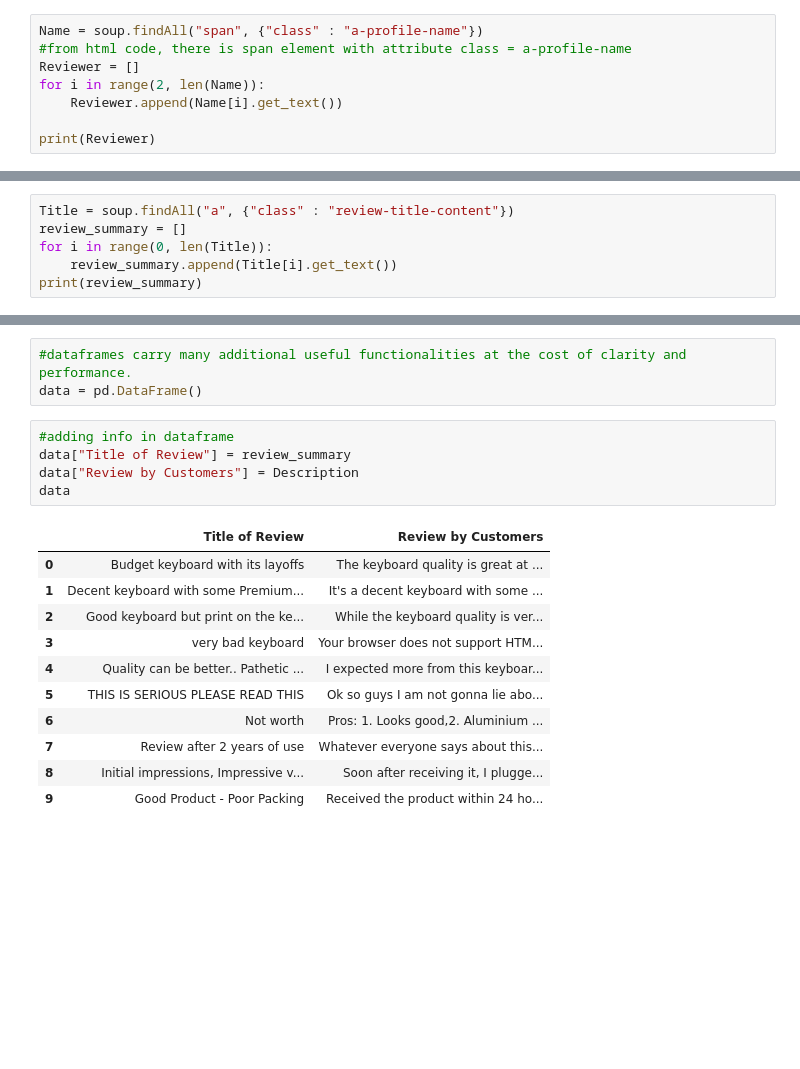
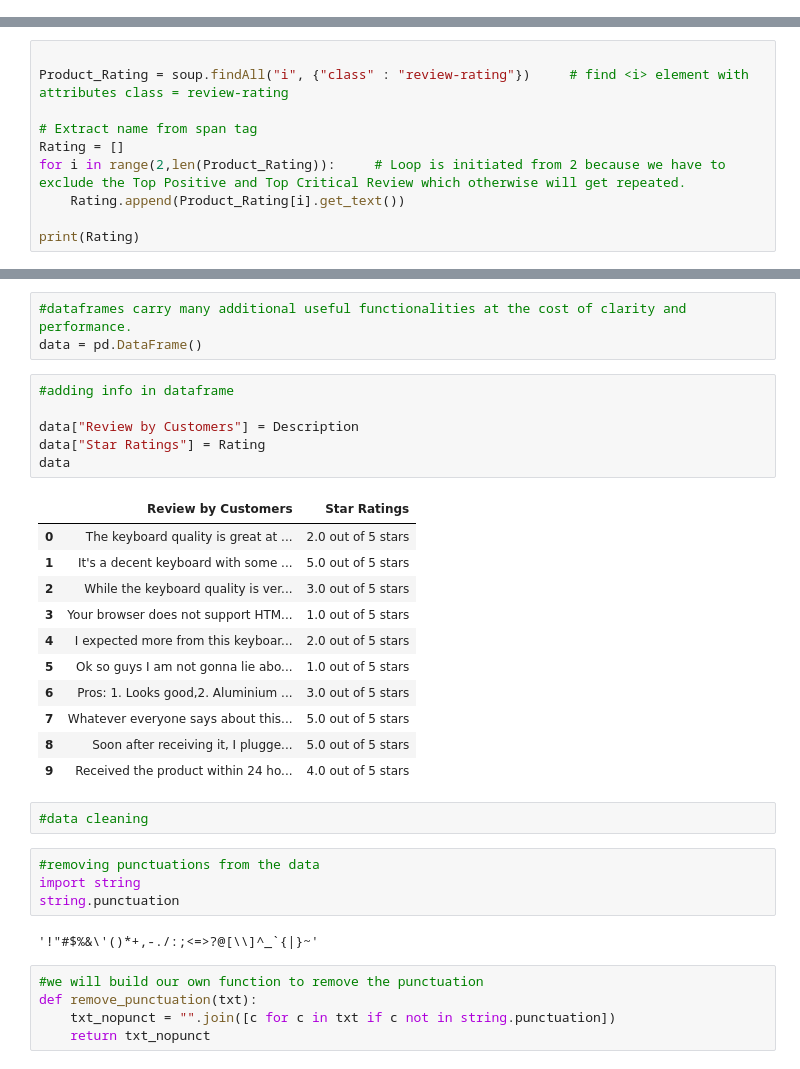
Before and after one commit to srija-cell/NLP-Sentiment-Analysis-, a Jupyter notebook: gamingkeyboard.ipynb, the cells around one changed output, grey strips where cells are left out. Saved outputs shown, nothing was run; the diff lists cells and outputs as text; blank space fills up the shorter version.

```diff
--- a/gamingkeyboard.ipynb
+++ b/gamingkeyboard.ipynb
@@ -38,8 +41,0 @@ print(soup.prettify())
-# %%
-Name = soup.findAll("span", {"class" : "a-profile-name"})
-#from html code, there is span element with attribute class = a-profile-name
-Reviewer = []
-for i in range(2, len(Name)):
-    Reviewer.append(Name[i].get_text())
-
-print(Reviewer)
@@ -48,6 +41,0 @@ print(Reviewer)
-# %%
-Title = soup.findAll("a", {"class" : "review-title-content"})
-review_summary = []
-for i in range(0, len(Title)):
-    review_summary.append(Title[i].get_text())
-print(review_summary)
@@ -81,0 +57,10 @@ print(Description)
+# %%
+
+Product_Rating = soup.findAll("i", {"class" : "review-rating"})     # find <i> element with attributes class = review-rating
+
+# Extract name from span tag
+Rating = []
+for i in range(2,len(Product_Rating)):     # Loop is initiated from 2 because we have to exclude the Top Positive and Top Critical Review which otherwise will get repeated.
+    Rating.append(Product_Rating[i].get_text())
+
+print(Rating)
@@ -87,18 +74,32 @@ import pandas as pd
 data = pd.DataFrame()
 # %%
 #adding info in dataframe
-data["Title of Review"] = review_summary
+
 data["Review by Customers"] = Description
+data["Star Ratings"] = Rating
 data
 # %% [output]
-|  | Title of Review | Review by Customers |
-| 0 | Budget keyboard with its layoffs | The keyboard quality is great at ... |
-| 1 | Decent keyboard with some Premium... | It's a decent keyboard with some ... |
-| 2 | Good keyboard but print on the ke... | While the keyboard quality is ver... |
-| 3 | very bad keyboard | Your browser does not support HTM... |
-| 4 | Quality can be better.. Pathetic ... | I expected more from this keyboar... |
-| 5 | THIS IS SERIOUS PLEASE READ THIS | Ok so guys I am not gonna lie abo... |
-| 6 | Not worth | Pros: 1. Looks good,2. Aluminium ... |
-| 7 | Review after 2 years of use | Whatever everyone says about this... |
-| 8 | Initial impressions, Impressive v... | Soon after receiving it, I plugge... |
-| 9 | Good Product - Poor Packing | Received the product within 24 ho... |
+|  | Review by Customers | Star Ratings |
+| 0 | The keyboard quality is great at ... | 2.0 out of 5 stars |
+| 1 | It's a decent keyboard with some ... | 5.0 out of 5 stars |
+| 2 | While the keyboard quality is ver... | 3.0 out of 5 stars |
+| 3 | Your browser does not support HTM... | 1.0 out of 5 stars |
+| 4 | I expected more from this keyboar... | 2.0 out of 5 stars |
+| 5 | Ok so guys I am not gonna lie abo... | 1.0 out of 5 stars |
+| 6 | Pros: 1. Looks good,2. Aluminium ... | 3.0 out of 5 stars |
+| 7 | Whatever everyone says about this... | 5.0 out of 5 stars |
+| 8 | Soon after receiving it, I plugge... | 5.0 out of 5 stars |
+| 9 | Received the product within 24 ho... | 4.0 out of 5 stars |
+# %%
+#data cleaning
+# %%
+#removing punctuations from the data
+import string
+string.punctuation
+# %% [output]
+'!"#$%&\'()*+,-./:;<=>?@[\\]^_`{|}~'
+# %%
+#we will build our own function to remove the punctuation
+def remove_punctuation(txt):
+    txt_nopunct = "".join([c for c in txt if c not in string.punctuation])
+    return txt_nopunct
```
Also changed, not shown: parts of 28 cells of this notebook.
